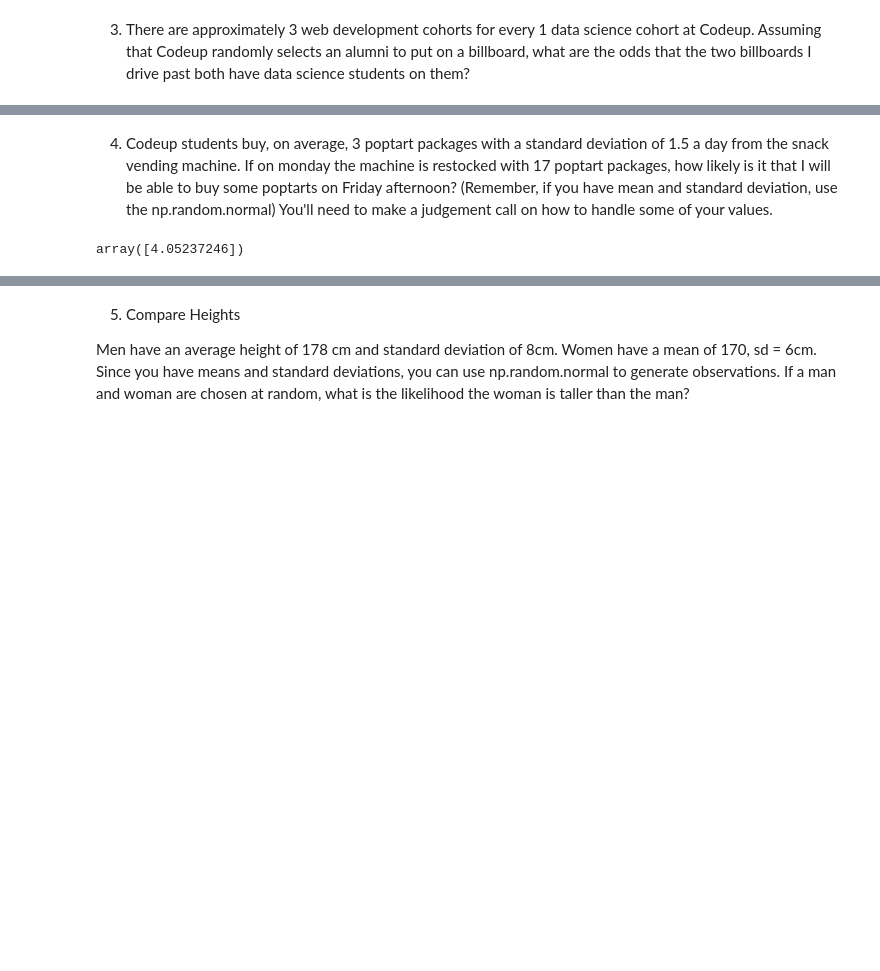
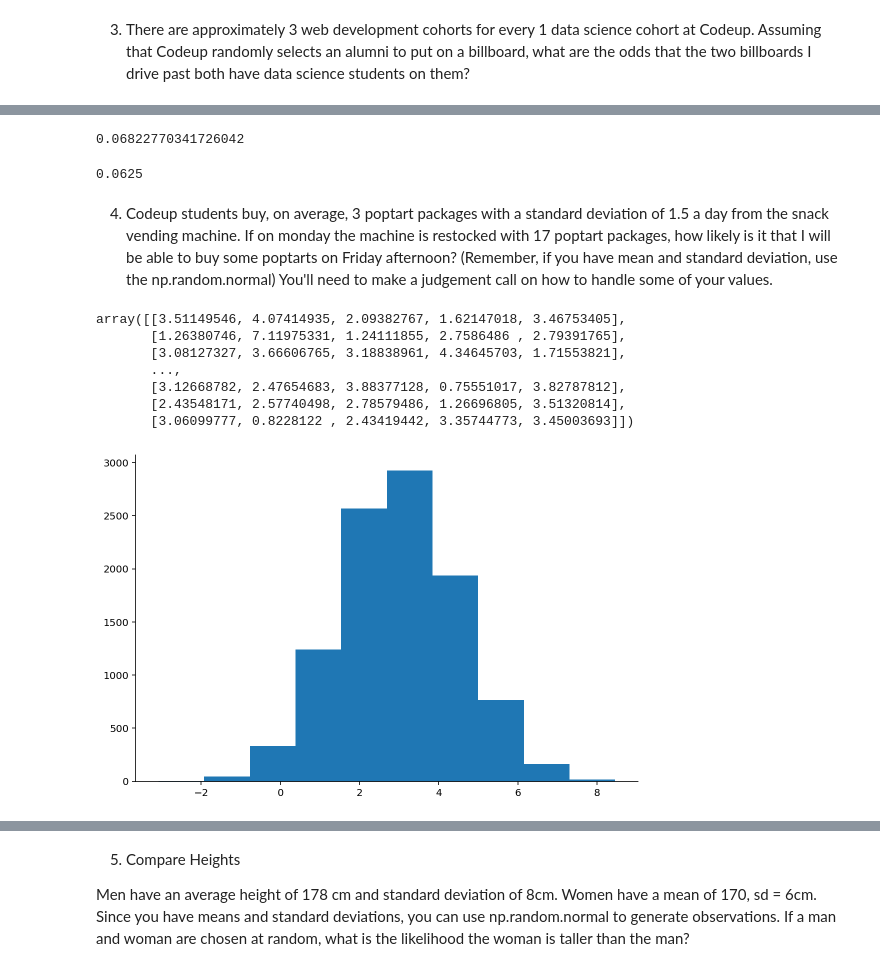
Before and after one commit to allantestaten/statistics-exercises, a Jupyter notebook: simulation.ipynb, the cells around one changed output, grey strips where cells are left out. Cells and saved outputs as stored; diff of their text form; code cells hidden in the pictures; blank space fills up the shorter version.

```diff
--- a/simulation.ipynb
+++ b/simulation.ipynb
@@ -83,0 +94,7 @@ both_billboards * (1/3)
+# %%
+odds = p/(1-p)
+
+odds
+#odds conversion
+# %% [output]
+0.06822770341726042
@@ -84,6 +103,29 @@ both_billboards * (1/3)
+# %%
+# theoretical prob
+.25 * .25
+# %% [output]
+0.0625
 # %% [markdown]
 4. Codeup students buy, on average, 3 poptart packages with a standard deviation of 1.5 a day from the snack vending machine. If on monday the machine is restocked with 17 poptart packages, how likely is it that I will be able to buy some poptarts on Friday afternoon? (Remember, if you have mean and standard deviation, use the np.random.normal) You'll need to make a judgement call on how to handle some of your values.
 # %%
-np.random.normal(loc = 3, scale = 1.5, size = 1)
+pop = np.random.normal(loc = 3, scale = 1.5, size = (1000, 5))
+pop
+
+#assumptions, 17 packages to start each week no matter what
+# talking about mean and std devition , use random.normal
+
+# used 5 for five days in week.
 # %% [output]
-array([4.05237246])
+array([[3.51149546, 4.07414935, 2.09382767, 1.62147018, 3.46753405],
+       [1.26380746, 7.11975331, 1.24111855, 2.7586486 , 2.79391765],
+       [3.08127327, 3.66606765, 3.18838961, 4.34645703, 1.71553821],
+       ...,
+       [3.12668782, 2.47654683, 3.88377128, 0.75551017, 3.82787812],
+       [2.43548171, 2.57740498, 2.78579486, 1.26696805, 3.51320814],
+       [3.06099777, 0.8228122 , 2.43419442, 3.35744773, 3.45003693]])
+# %%
+plt.hist(np.random.normal(3,1.5,size = (10000)));
+
+#distribution of what people are picking out of machine. 2 - 4 poptarts out of machine
+# %% [output]
+[figure, added]
```
Also changed, not shown: parts of 32 cells of this notebook.
